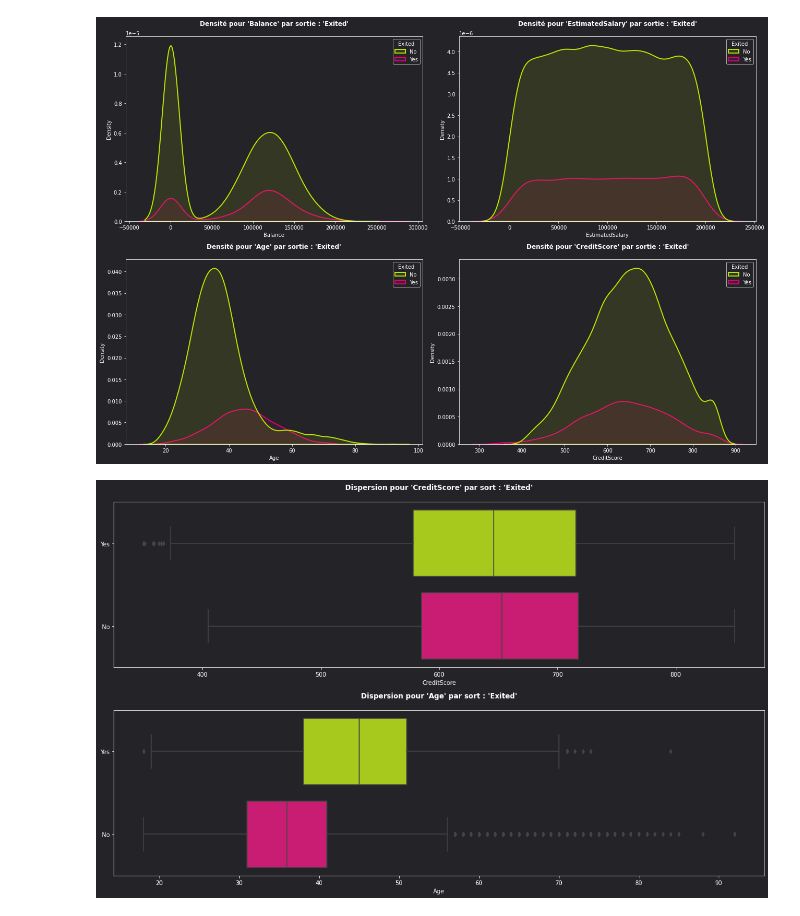
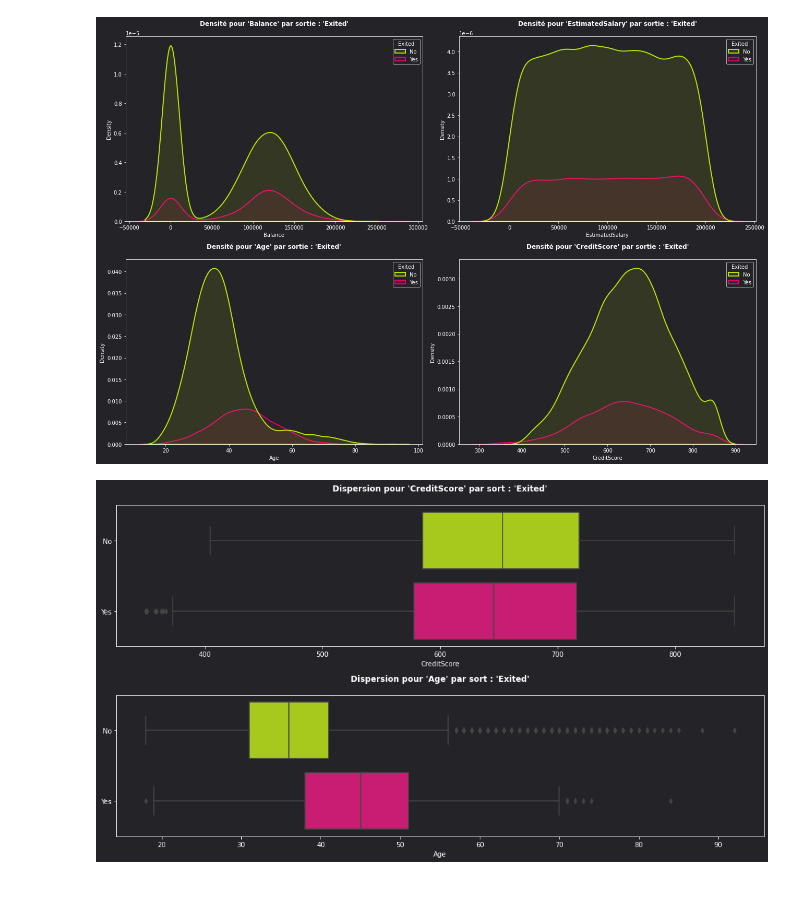
Before and after one commit to ElodieBayet/ai-developer, a Jupyter notebook: 06.projects/02.churn/eda_churn.ipynb, the cells around one changed output. Saved outputs shown, nothing was run; the diff lists cells and outputs as text; code cells hidden in the pictures; blank space fills up the shorter version.

```diff
--- a/06.projects/02.churn/eda_churn.ipynb
+++ b/06.projects/02.churn/eda_churn.ipynb
@@ -600,17 +600,16 @@ plt.show()
 # %% [output]
 [figure]
 # %%
-# (!) - No outliers on 'Balance' and 'EstimatedSalary'
-# (!) - 'Age'
-# (!) - 'CreditScore'
-plt.figure(figsize=(16, 10), layout='tight')
+# (!) - No outliers on 'Balance' and 'EstimatedSalary' (cf. 2.1)
+# (!) - Low risk for outliers in 'Age' and 'CreditScore' (cf. 2.1)
+plt.figure(figsize=(14, 8), layout='tight')
 for i, col in enumerate(['CreditScore', 'Age']) :
     plt.subplot(2, 1, i+1)
     plt.title(f"Dispersion pour '{col}' par sort : 'Exited'\n")
-    sns.boxplot(data=churn_df, x=col, y='Exited', palette=churn_c)
+    sns.boxplot(data=churn_df.sort_values('Exited'), x=col, y='Exited', palette=churn_c)
     plt.ylabel('')
 plt.show()
 # %% [output]
-[figure, old version]
+[figure, new version]
 # %%
 # (!) - 'Balance'
```
Also changed, not shown: parts of 4 cells of this notebook.
